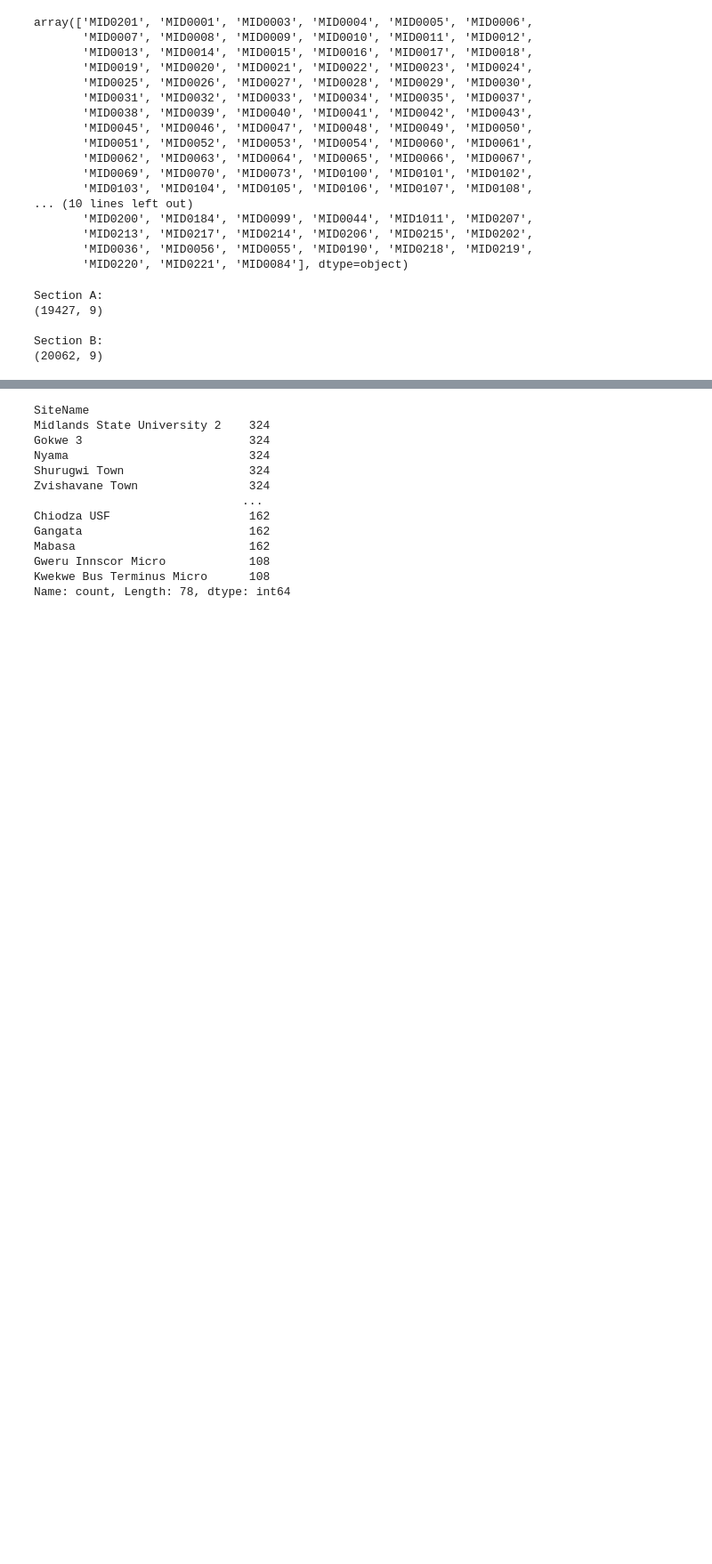
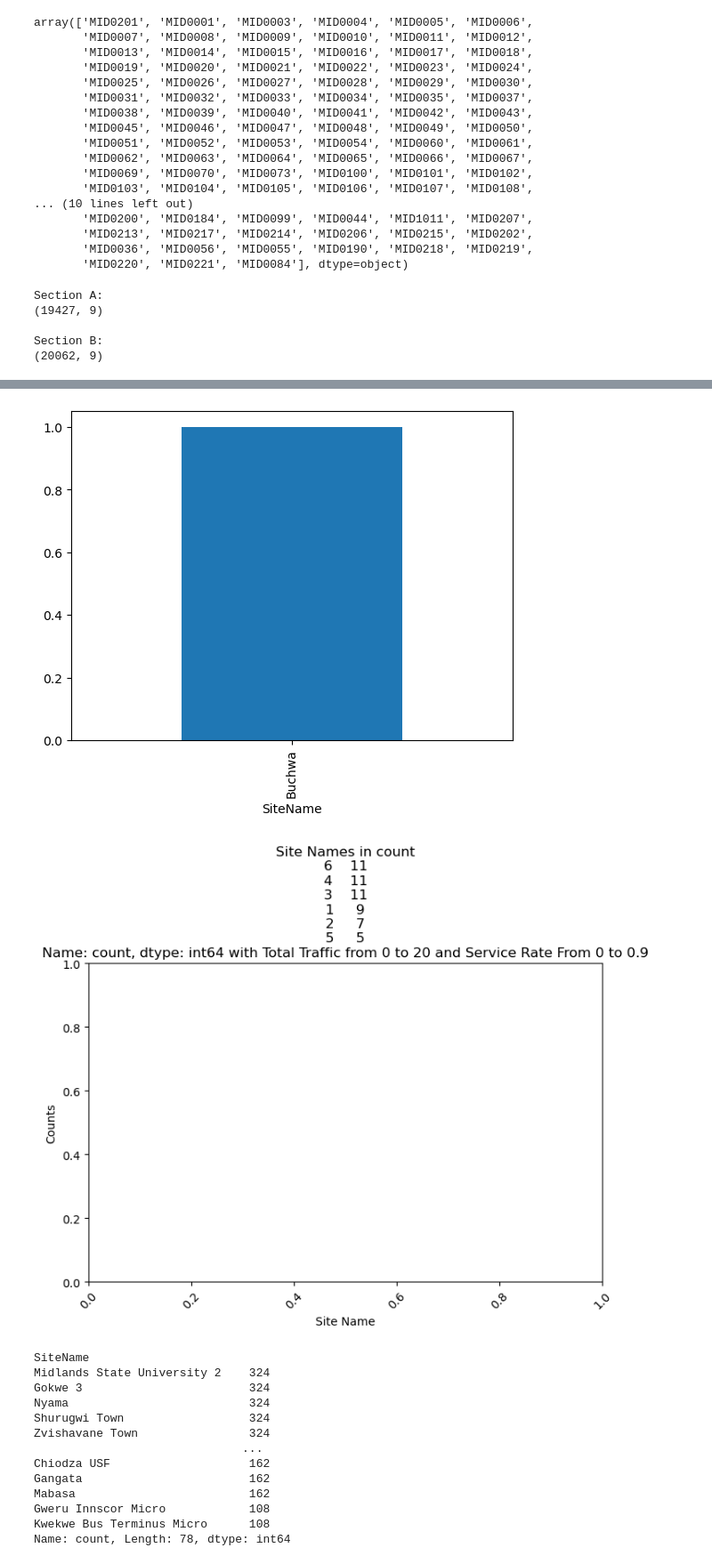
Before and after one commit to tkatyora/Hazel_kpi, a Jupyter notebook: model/AnaysisModel.ipynb, the cells around one changed output, grey strips where cells are left out. Shown at 89% size. Cells and saved outputs as stored; diff of their text form; code cells hidden in the pictures; blank space fills up the shorter version.

```diff
--- a/model/AnaysisModel.ipynb
+++ b/model/AnaysisModel.ipynb
@@ -331,3 +369,24 @@ Section B:
+# %%
+section = section_a
+filtered_df = section[(section['Begin Time'] >= start_time) & (section['End Time'] <= end_time)]
+traffic_1 = 0
+traffic_2 = 20
+service_1 = 0
+service_2 = 0.9
+filtered_df_2 = filtered_df[(filtered_df['TotalTraffic'] >= traffic_1) & (filtered_df['TotalTraffic'] <= traffic_2)]
+filtered_df_3 = filtered_df_2[(filtered_df_2['ServiceRate'] >= service_1) & (filtered_df_2['ServiceRate'] <= service_2)]
+df_new = filtered_df_3['SiteName'].value_counts()
+
+df_new.plot(kind='bar')
+plt.figure(figsize=(8, 5))
+plt.xlabel('Site Name')
+plt.ylabel('Counts')
+plt.xticks(rotation=45)
+plt.title(f'Site Names in {a} with Total Traffic from {traffic_1} to {traffic_2} and Service Rate From {service_1} to {service_2}')
+plt.show()
+# %% [output]
+[figure, added]
+[figure, added]
 # %%
 section_b.SiteName.value_counts()
 # %% [output]
```
Also changed, not shown: parts of 12 cells of this notebook.
